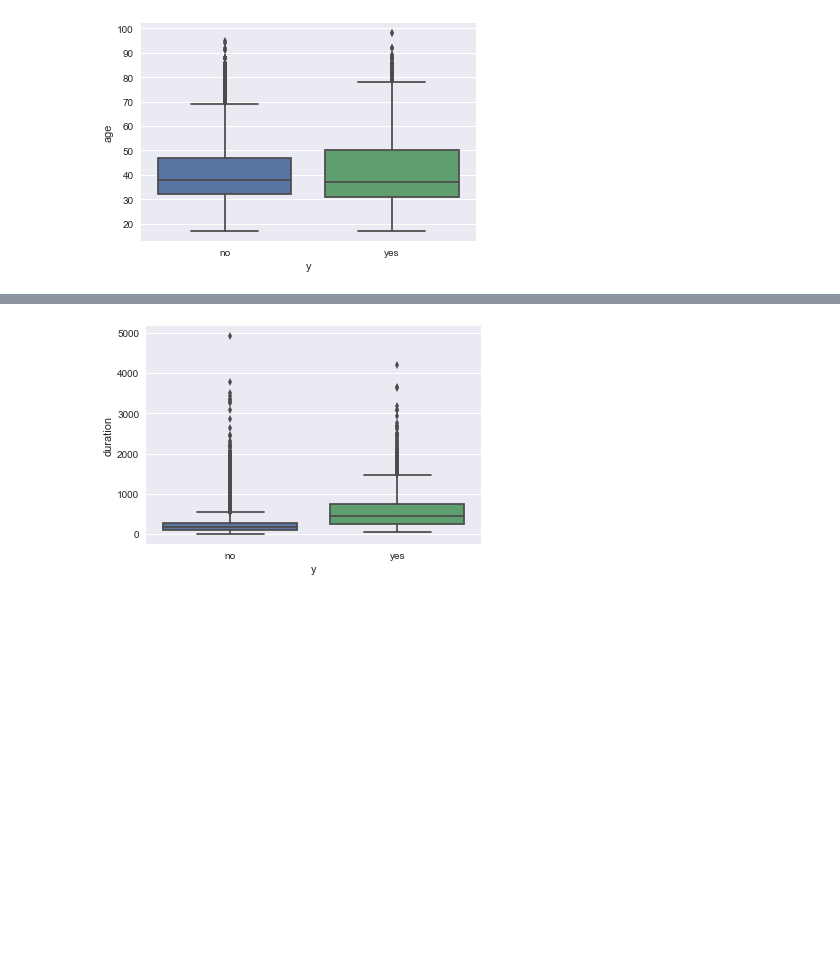
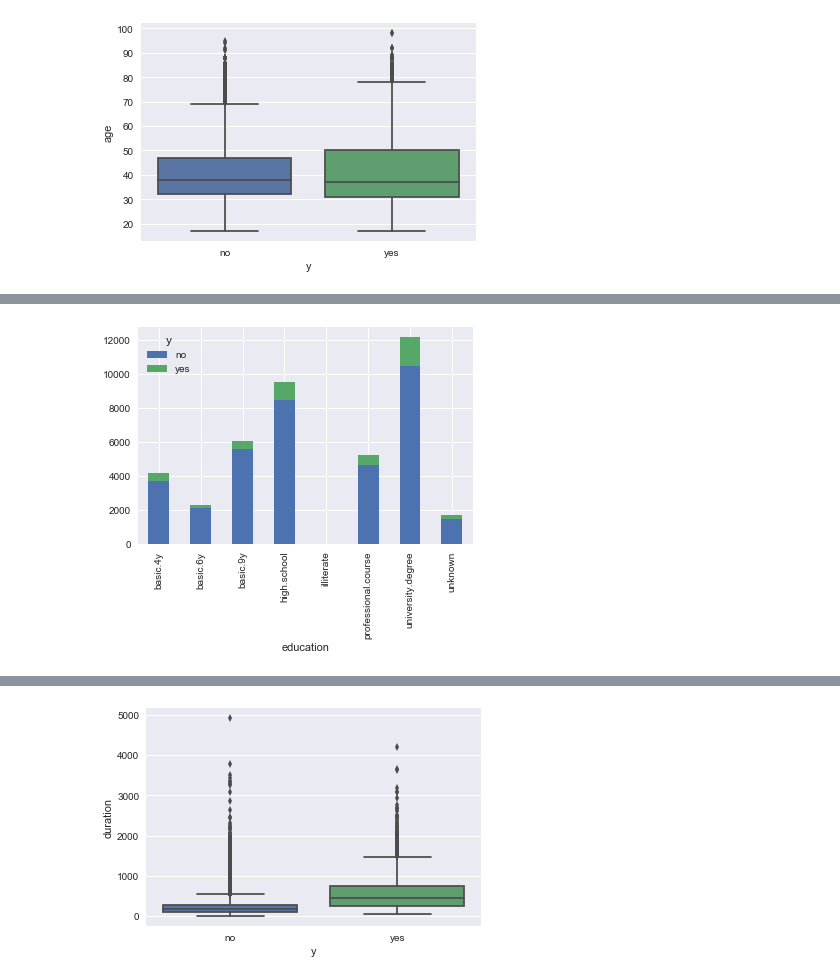
Before and after one commit to leighirving/bank-marketing, a Jupyter notebook: campaign-classification.ipynb, the cells around one changed output, grey strips where cells are left out. Drawn from its saved outputs; the diff is of its cells as text; code cells hidden in the pictures; blank space fills up the shorter version.

```diff
--- a/campaign-classification.ipynb
+++ b/campaign-classification.ipynb
@@ -80,0 +100,6 @@ sns.boxplot(x='y', y='age',data=data);
+# %%
+education_y_table = pd.crosstab(index=data["education"],
+                          columns=data["y"])
+education_y_table.plot(kind="bar",stacked=True);
+# %% [output]
+[figure, added]
```
Also changed, not shown: parts of 28 cells of this notebook.
